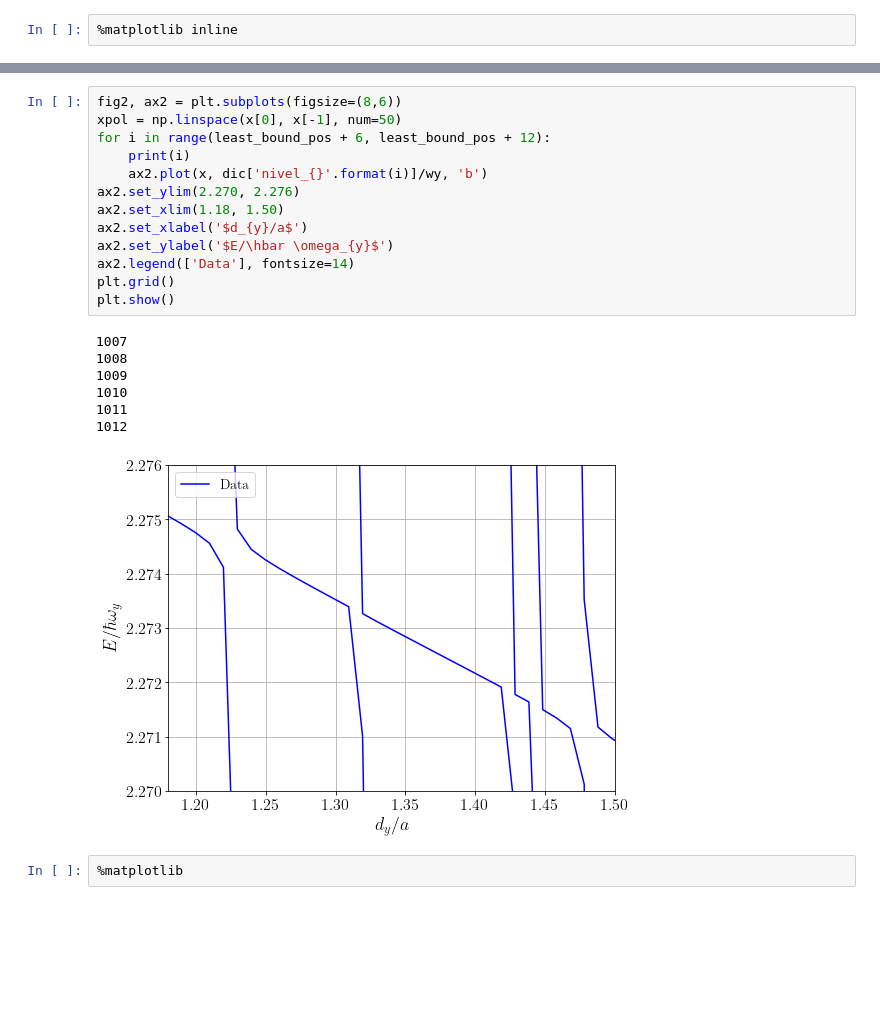
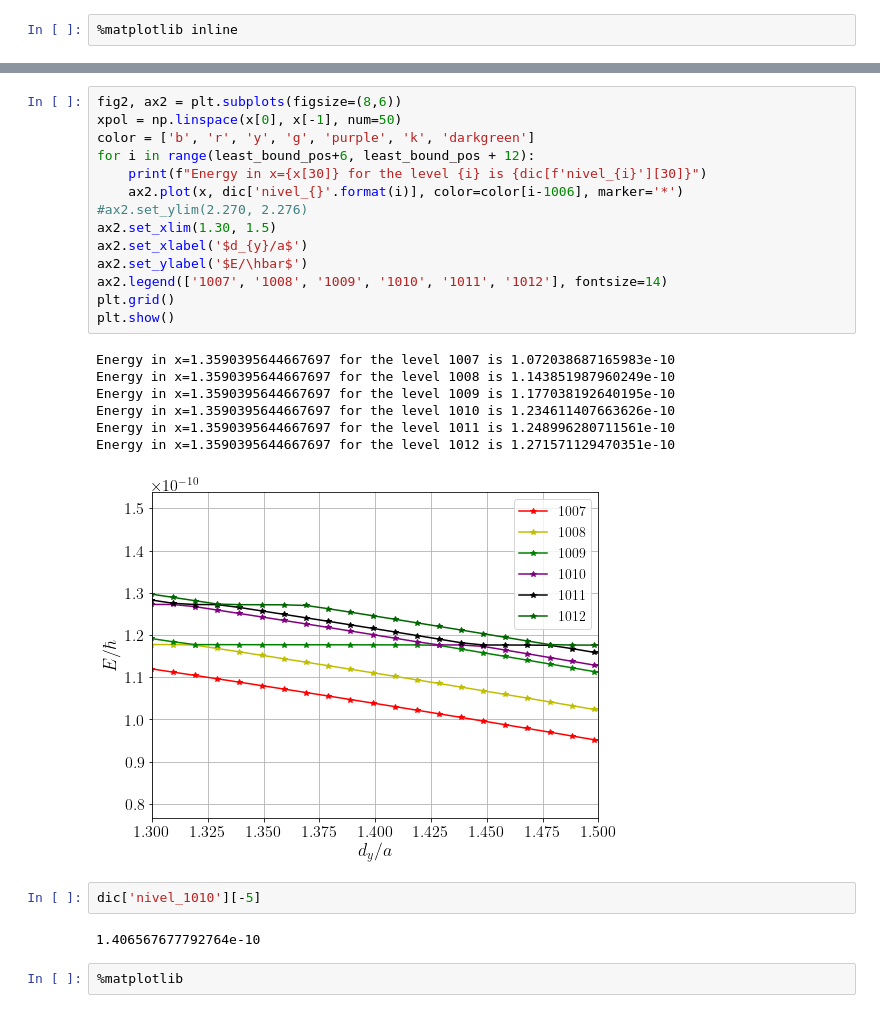
Before and after one commit to TsspGit/Ultracold_Atoms_src, a Jupyter notebook: Analysis/q1D/Energies_Analysis_7190_4993_50.ipynb, the cells around one changed output, grey strips where cells are left out. Saved outputs shown, nothing was run; the diff lists cells and outputs as text; blank space fills up the shorter version.

```diff
--- a/Analysis/q1D/Energies_Analysis_7190_4993_50.ipynb
+++ b/Analysis/q1D/Energies_Analysis_7190_4993_50.ipynb
@@ -109,24 +97,29 @@ array([2.0862102 , 2.10519301, 2.12406485, 2.14282586, 2.16147622,
 # %%
 fig2, ax2 = plt.subplots(figsize=(8,6))
 xpol = np.linspace(x[0], x[-1], num=50)
-for i in range(least_bound_pos + 6, least_bound_pos + 12):
-    print(i)
-    ax2.plot(x, dic['nivel_{}'.format(i)]/wy, 'b')
-ax2.set_ylim(2.270, 2.276)
-ax2.set_xlim(1.18, 1.50)
+color = ['b', 'r', 'y', 'g', 'purple', 'k', 'darkgreen']
+for i in range(least_bound_pos+6, least_bound_pos + 12):
+    print(f"Energy in x={x[30]} for the level {i} is {dic[f'nivel_{i}'][30]}")
+    ax2.plot(x, dic['nivel_{}'.format(i)], color=color[i-1006], marker='*')
+#ax2.set_ylim(2.270, 2.276)
+ax2.set_xlim(1.30, 1.5)
 ax2.set_xlabel('$d_{y}/a$')
-ax2.set_ylabel('$E/\hbar \omega_{y}$')
-ax2.legend(['Data'], fontsize=14)
+ax2.set_ylabel('$E/\hbar$')
+ax2.legend(['1007', '1008', '1009', '1010', '1011', '1012'], fontsize=14)
 plt.grid()
 plt.show()
 # %% [output]
-1007
-1008
-1009
-1010
-1011
-1012
+Energy in x=1.3590395644667697 for the level 1007 is 1.072038687165983e-10
+Energy in x=1.3590395644667697 for the level 1008 is 1.143851987960249e-10
+Energy in x=1.3590395644667697 for the level 1009 is 1.177038192640195e-10
+Energy in x=1.3590395644667697 for the level 1010 is 1.234611407663626e-10
+Energy in x=1.3590395644667697 for the level 1011 is 1.248996280711561e-10
+Energy in x=1.3590395644667697 for the level 1012 is 1.271571129470351e-10
-[figure, old version]
+[figure, new version]
+# %%
+dic['nivel_1010'][-5]
+# %% [output]
+1.406567677792764e-10
 # %%
 %matplotlib
 # %% [output]
```
Also changed, not shown: parts of 4 cells of this notebook, 12 other files.
